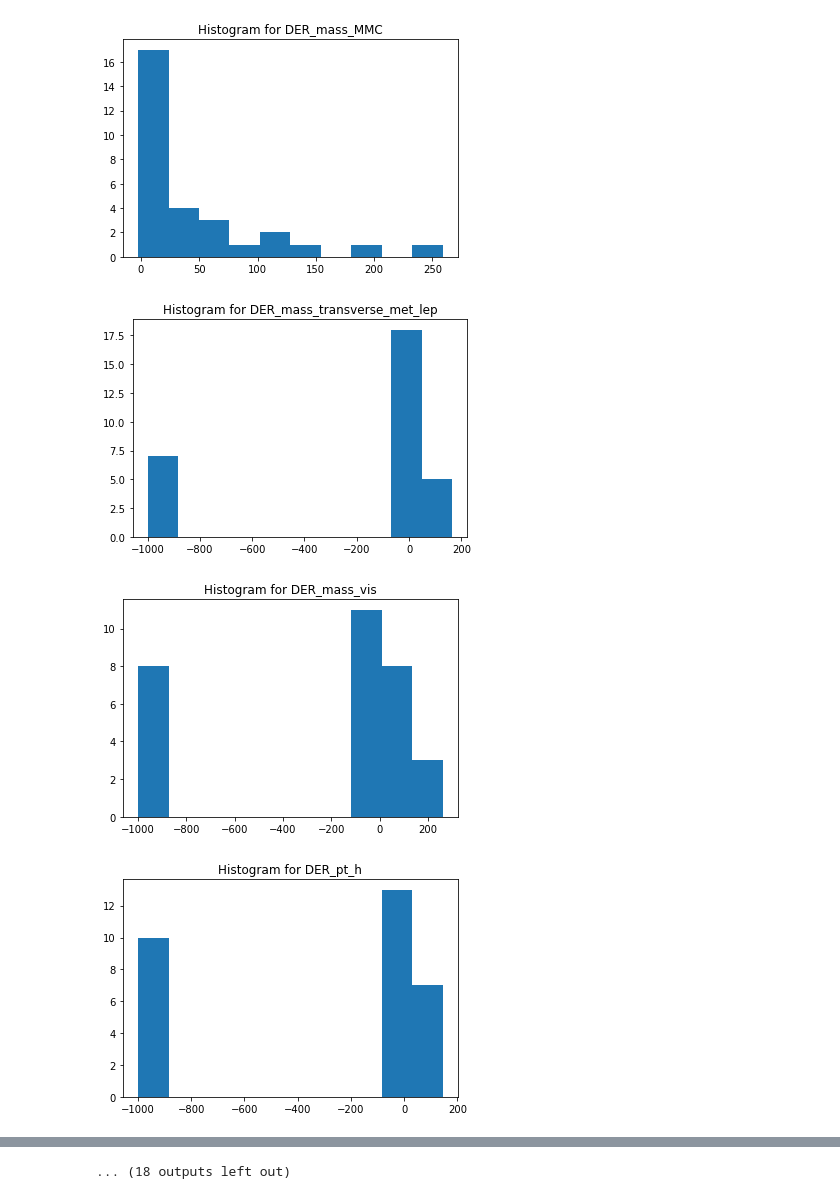
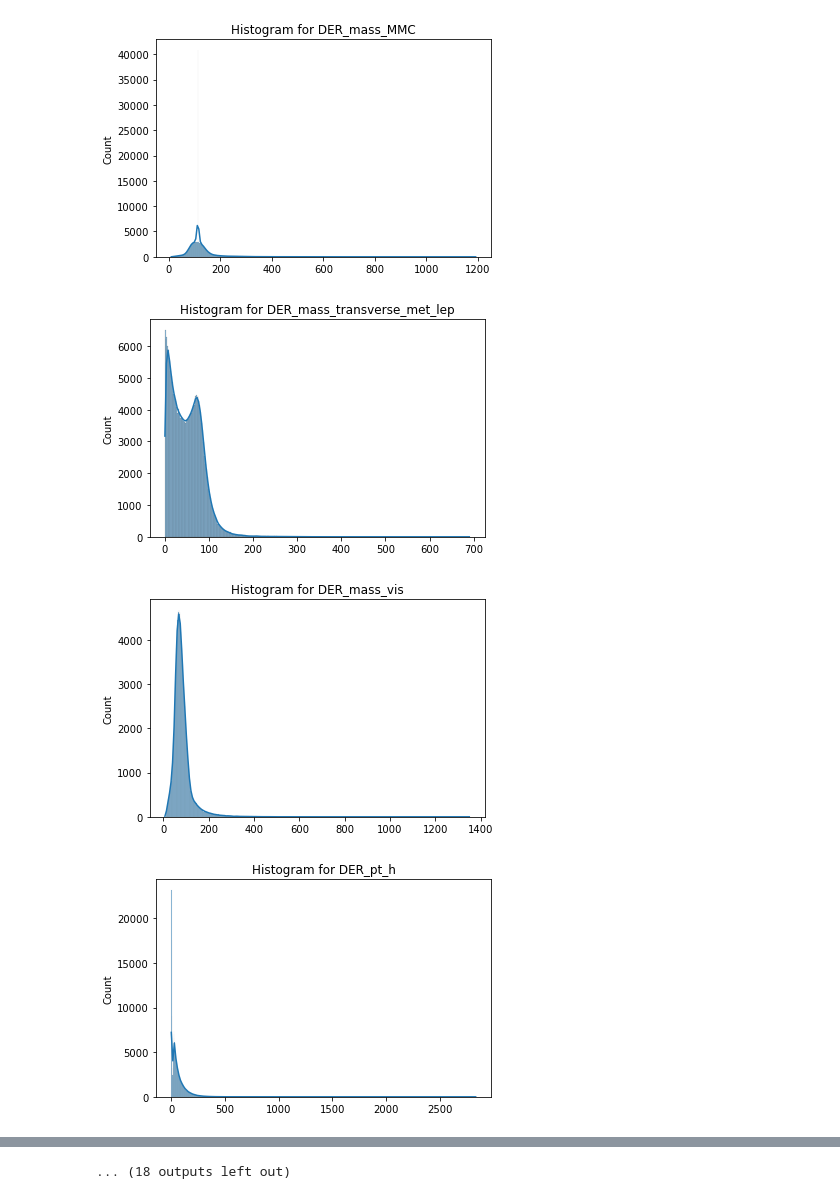
Before and after one commit to CS-433/HiggsBosonMLChallenge, a Jupyter notebook: scripts/Data_Visualization.ipynb, the cells around one changed output, grey strips where cells are left out. Cells and saved outputs as stored; diff of their text form; code cells hidden in the pictures.

```diff
--- a/scripts/Data_Visualization.ipynb
+++ b/scripts/Data_Visualization.ipynb
@@ -12,7 +13,7 @@ from helpers.proj1_helpers import *
 DATA_TRAIN_PATH = '/Users/mac/Documents/GitHub/ml-project-1-aaa_project1/data/train.csv'
 y, tX, ids = load_csv_data(DATA_TRAIN_PATH)
 # %%
-elem = ['DER_mass_MMC','DER_mass_transverse_met_lep','DER_mass_vis','DER_pt_h','DER_deltaeta_jet_jet',
+features = ['DER_mass_MMC','DER_mass_transverse_met_lep','DER_mass_vis','DER_pt_h','DER_deltaeta_jet_jet',
             'DER_mass_jet_jet','DER_prodeta_jet_jet','DER_deltar_tau_lep','DER_pt_tot','DER_sum_pt',
             'DER_pt_ratio_lep_tau','DER_met_phi_centrality','DER_lep_eta_centrality','PRI_tau_pt',
             'PRI_tau_eta','PRI_tau_phi','PRI_lep_pt','PRI_lep_eta','PRI_lep_phi','PRI_met','PRI_met_phi',
@@ -20,0 +37,7 @@ elem = ['DER_mass_MMC','DER_mass_transverse_met_lep','DER_mass_vis','DER_pt_h','
+# %%
+for i in range(30):
+    plt.hist(tX[:,i])
+    plt.title("Histogram for " + features[i])
+    plt.xlabel('Value taken')
+    plt.ylabel('Number of occurrences')
+    plt.show()
@@ -21,10 +58,10 @@ elem = ['DER_mass_MMC','DER_mass_transverse_met_lep','DER_mass_vis','DER_pt_h','
 # %%
 for i in range(30):
-    plt.hist(tX[i])
-    plt.title("Histogram for " + elem[i])
+    sns.histplot(tX[:,i], kde=True)
+    plt.title("Histogram for " + features[i])
     plt.show()
 # %% [output]
-[figure, old version]
+[figure, new version]
-[figure, old version]
+[figure, new version]
-[figure, old version]
+[figure, new version]
-[figure, old version]
+[figure, new version]
```
Also changed, not shown: parts of 7 cells of this notebook, 5 other files.
